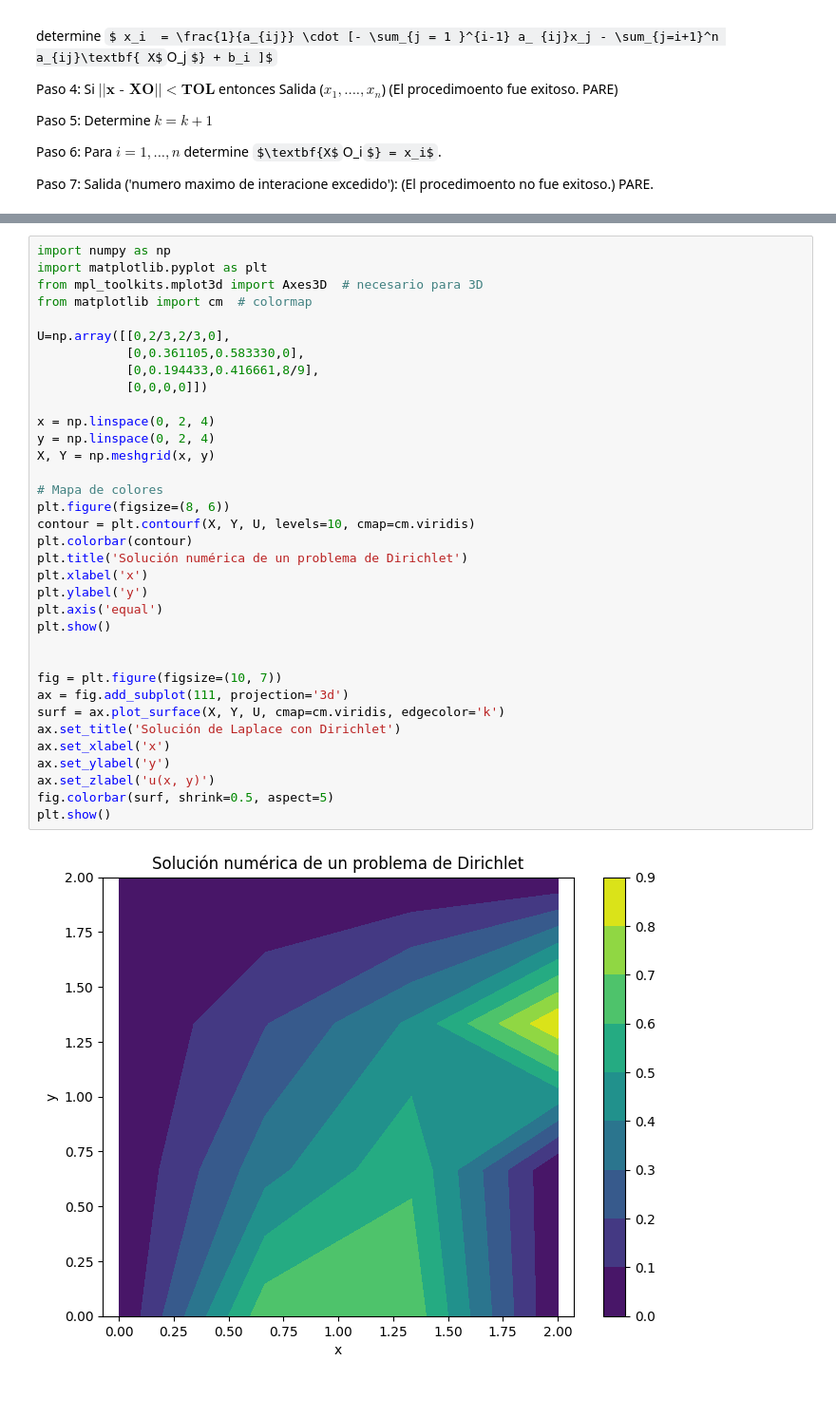
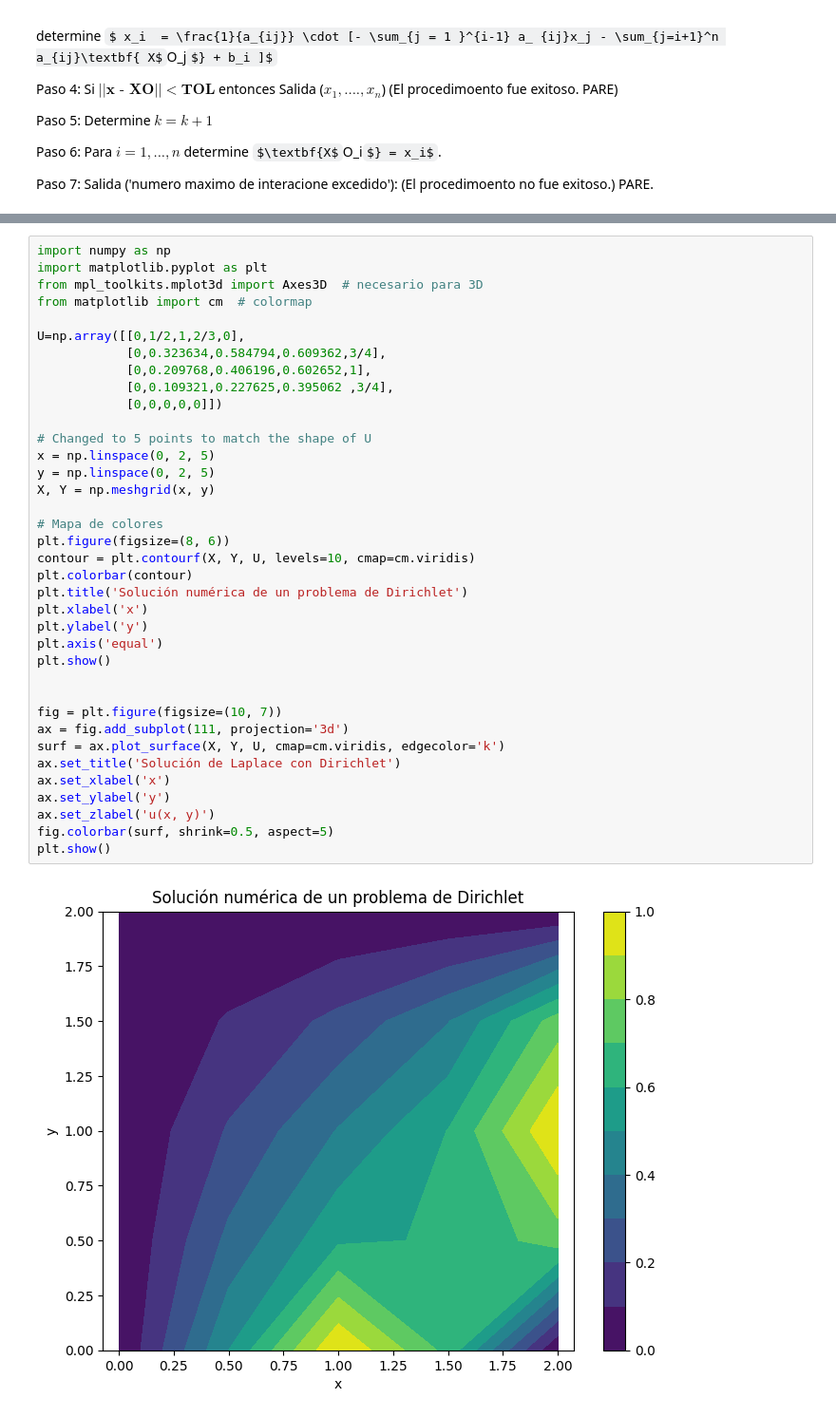
Before and after one commit to PerdomoVergaraFernando/Ecuaciones-Diferenciales-Parciales-2, a Jupyter notebook: Metodo_de_Gauss_Siedel.ipynb, the cells around one changed output, grey strips where cells are left out. Shown at 95% size. Saved outputs shown, nothing was run; the diff lists cells and outputs as text; some formulas as TeX source.

```diff
--- a/Metodo_de_Gauss_Siedel.ipynb
+++ b/Metodo_de_Gauss_Siedel.ipynb
@@ -125,37 +140,39 @@ x4 = 0.583330
 # %%
 import numpy as np
 import matplotlib.pyplot as plt
 from mpl_toolkits.mplot3d import Axes3D  # necesario para 3D
 from matplotlib import cm  # colormap
 
-U=np.array([[0,2/3,2/3,0],
-            [0,0.361105,0.583330,0],
-            [0,0.194433,0.416661,8/9],
-            [0,0,0,0]])
+U=np.array([[0,1/2,1,2/3,0],
+            [0,0.323634,0.584794,0.609362,3/4],
+            [0,0.209768,0.406196,0.602652,1],
+            [0,0.109321,0.227625,0.395062 ,3/4],
+            [0,0,0,0,0]])
 
-x = np.linspace(0, 2, 4)
-y = np.linspace(0, 2, 4)
+# Changed to 5 points to match the shape of U
+x = np.linspace(0, 2, 5)
+y = np.linspace(0, 2, 5)
 X, Y = np.meshgrid(x, y)
 
 # Mapa de colores
 plt.figure(figsize=(8, 6))
 contour = plt.contourf(X, Y, U, levels=10, cmap=cm.viridis)
 plt.colorbar(contour)
 plt.title('Solución numérica de un problema de Dirichlet')
 plt.xlabel('x')
 plt.ylabel('y')
 plt.axis('equal')
 plt.show()
 
 
 fig = plt.figure(figsize=(10, 7))
 ax = fig.add_subplot(111, projection='3d')
 surf = ax.plot_surface(X, Y, U, cmap=cm.viridis, edgecolor='k')
 ax.set_title('Solución de Laplace con Dirichlet')
 ax.set_xlabel('x')
 ax.set_ylabel('y')
 ax.set_zlabel('u(x, y)')
 fig.colorbar(surf, shrink=0.5, aspect=5)
 plt.show()
 # %% [output]
-[figure, old version]
+[figure, new version]
```
Also changed, not shown: parts of 2 cells of this notebook.
